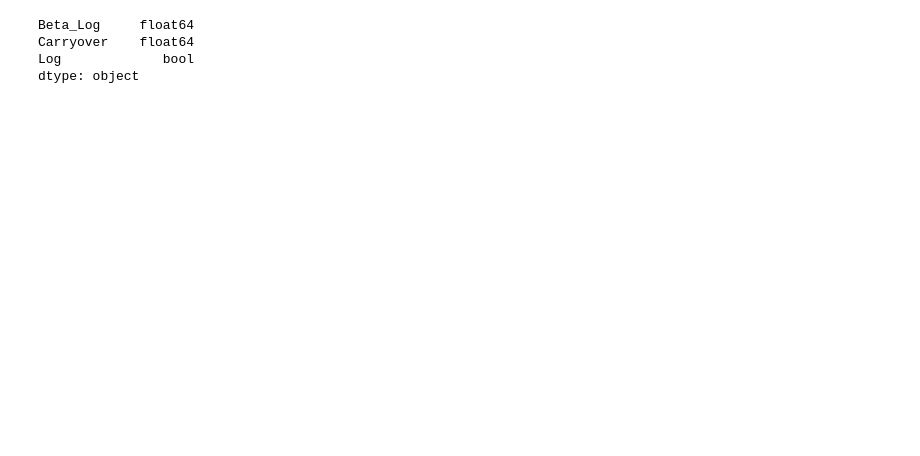
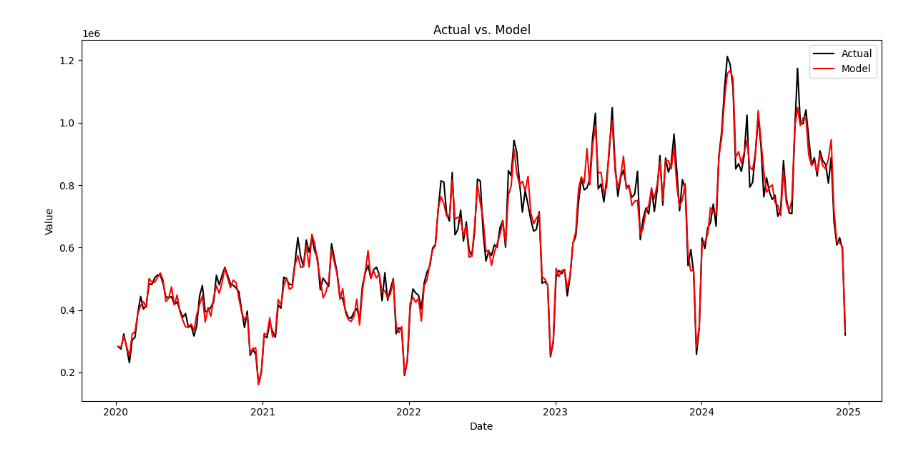
Before and after one commit to jackbowley/MMM, a Jupyter notebook: MeridianTests/CreateDataSet.ipynb, the cells around one changed output. Cells and saved outputs as stored; diff of their text form; code cells hidden in the pictures; blank space fills up the shorter version.

```diff
--- a/MeridianTests/CreateDataSet.ipynb
+++ b/MeridianTests/CreateDataSet.ipynb
@@ -1,5 +7,5 @@
 # %%
-import pandas as pd
+
 # Load data from the 'dataset' sheet, range B6:CY266, with 'Date' as the date column
 df_data = pd.read_excel(
     'data/mock model.xlsx',
@@ -10,4 +16,7 @@ df_data = pd.read_excel(
     parse_dates=['Date']
 ).set_index('Date')
 
-# df.head()
+# Add a random number column
+df_data['random'] = np.random.rand(len(df_data))
+sigma = 0.05
+df_data['error'] = scipy.stats.norm.ppf(df_data['random'], loc=0, scale=sigma)
@@ -43,0 +23,12 @@ df_eqn
+# %%
+df_var_spec_all = pd.read_excel(
+    'data/mock model.xlsx',
+    sheet_name='EqnSpec',
+    usecols='A:G',
+) #.set_index('variable')
+
+# Filter, rename 'Beta_Log' to 'Beta', and convert 'Log' column: only 1 is True, anything else is False
+df_var_spec_all = df_var_spec_all.rename(columns={'beta_log': 'beta'})
+df_var_spec = df_var_spec_all[df_var_spec_all['beta'].notnull()].copy()
+df_var_spec['log'] = df_var_spec['log'] == 1
+df_var_spec
@@ -44,8 +113,16 @@ df_eqn
 # %%
-# Show column types for df_eqn
-df_eqn.dtypes
+df_trans, df_values = create_transformed_tables(df_data, df_var_spec,True)
-# %% [output]
-Beta_Log     float64
-Carryover    float64
-Log             bool
-dtype: object
+# %%
+import matplotlib.pyplot as plt
+
+plt.figure(figsize=(12, 6))
+plt.plot(df_values.index, df_values['actual'], label='Actual', color='black')
+plt.plot(df_values.index, df_values['model'], label='Model', color='red')
+plt.xlabel('Date')
+plt.ylabel('Value')
+plt.title('Actual vs. Model')
+plt.legend()
+plt.tight_layout()
+plt.show()
+# %% [output]
+[figure, added]
```
Also changed, not shown: parts of 10 cells of this notebook, 6 other files.
